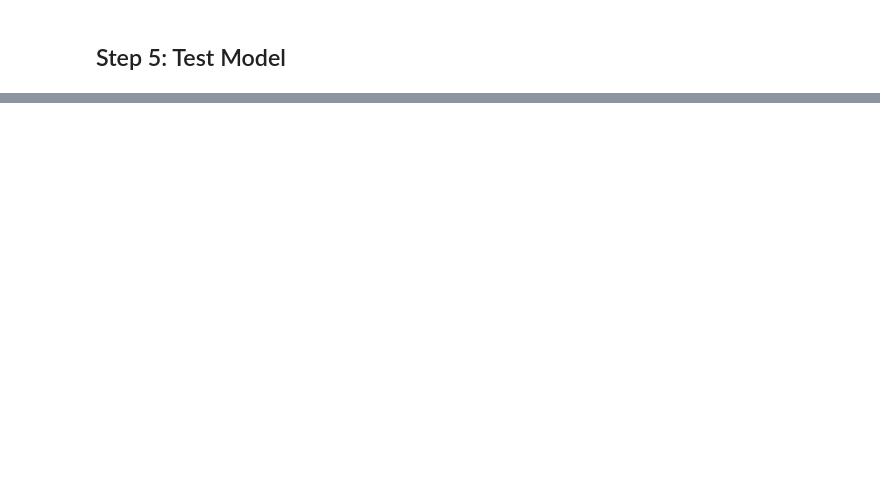
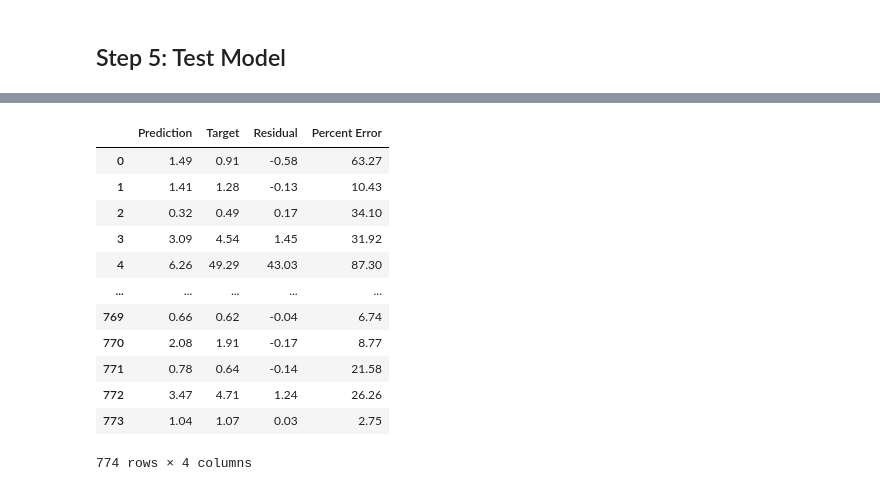
Before and after one commit to Naderiii/Predicting-the-used-car-price, a Jupyter notebook: Predicting the used car price.ipynb, the cells around one changed output, grey strips where cells are left out. Drawn from its saved outputs; the diff is of its cells as text; code cells hidden in the pictures; blank space fills up the shorter version.

```diff
--- a/Predicting the used car price.ipynb
+++ b/Predicting the used car price.ipynb
@@ -492,0 +503,3 @@ reg_summary
+# %%
+df_performance = pd.DataFrame(np.exp(y_hat_test), columns=['Prediction'])
+df_performance.head()
@@ -492,0 +513,3 @@ reg_summary
+# %%
+df_performance['Target'] = np.exp(y_test)
+df_performance.head()
@@ -492,0 +532,3 @@ reg_summary
+# %%
+y_test = y_test.reset_index(drop=True)
+y_test.head()
@@ -492,0 +542,3 @@ reg_summary
+# %%
+df_performance["Target"] = np.exp(y_test)
+df_performance
@@ -492,0 +559,20 @@ reg_summary
+# %%
+df_performance['Residual'] = df_performance['Target'] - df_performance['Prediction']
+
+df_performance['Percent Error'] = np.absolute(df_performance['Residual'] / df_performance['Target'] * 100)
+
+df_performance
+# %% [output]
+|  | Prediction | Target | Residual | Percent Error |
+| 0 | 1.49 | 0.91 | -0.58 | 63.27 |
+| 1 | 1.41 | 1.28 | -0.13 | 10.43 |
+| 2 | 0.32 | 0.49 | 0.17 | 34.10 |
+| 3 | 3.09 | 4.54 | 1.45 | 31.92 |
+| 4 | 6.26 | 49.29 | 43.03 | 87.30 |
+| ... | ... | ... | ... | ... |
+| 769 | 0.66 | 0.62 | -0.04 | 6.74 |
+| 770 | 2.08 | 1.91 | -0.17 | 8.77 |
+| 771 | 0.78 | 0.64 | -0.14 | 21.58 |
+| 772 | 3.47 | 4.71 | 1.24 | 26.26 |
+| 773 | 1.04 | 1.07 | 0.03 | 2.75 |
+774 rows × 4 columns
```
Also changed, not shown: parts of 15 cells of this notebook.
